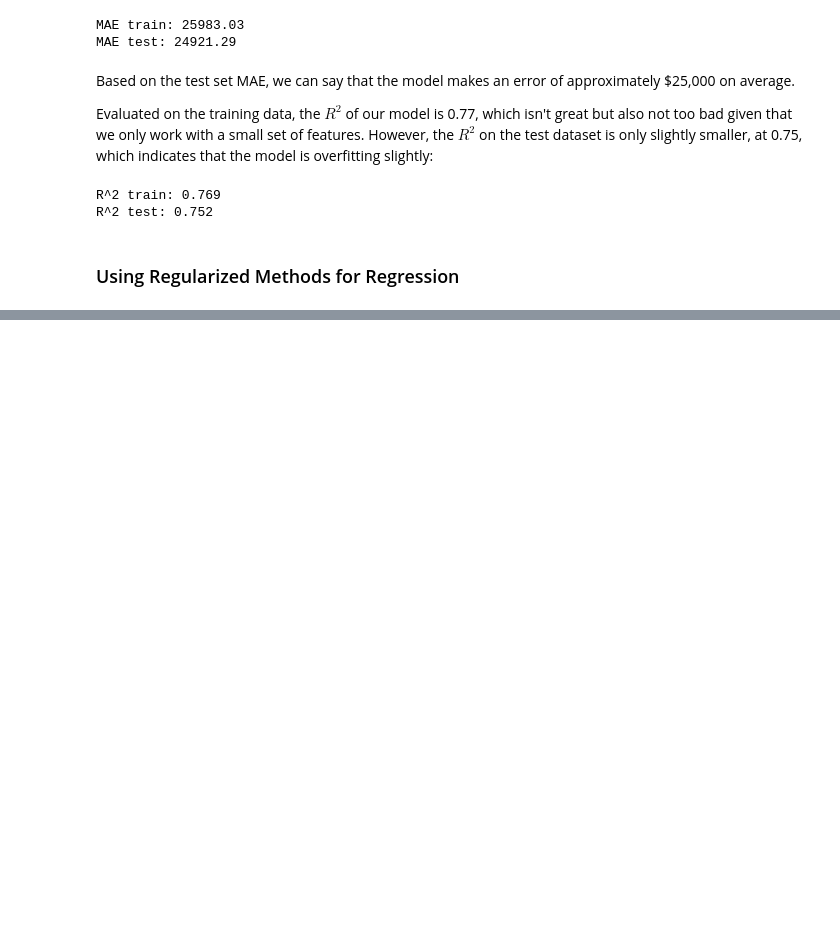
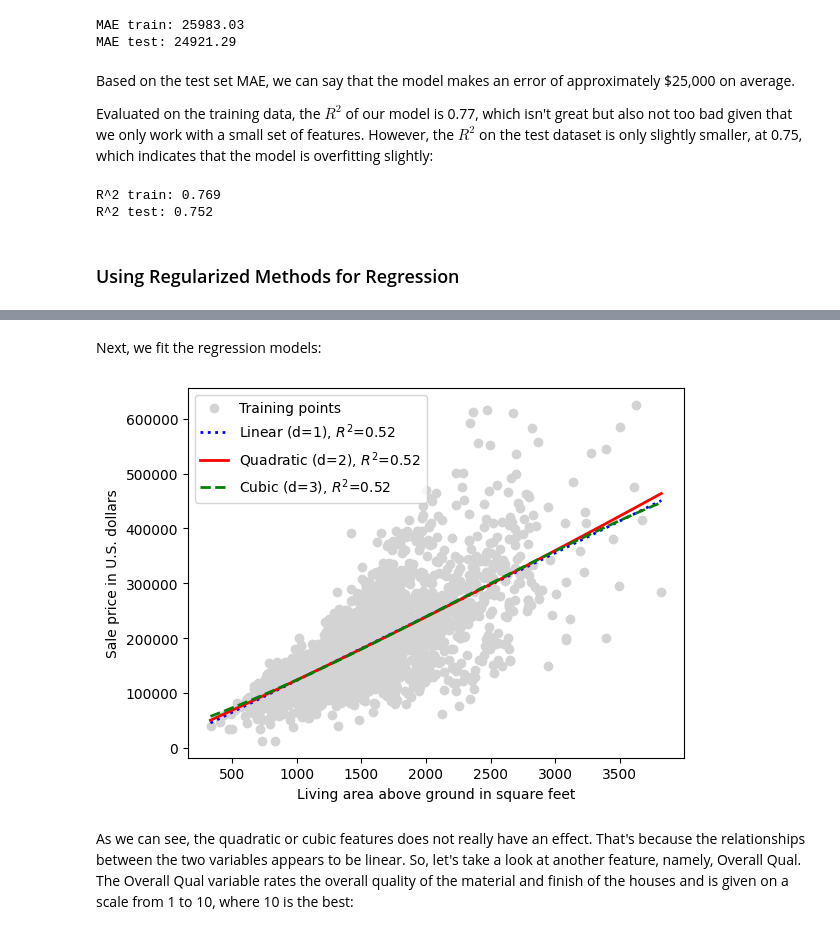
Before and after one commit to kaanoram/ML-Pytorch-SkLearn-Study, a Jupyter notebook: chapters/chapter_09/ch09.ipynb, the cells around one changed output, grey strips where cells are left out. Cells and saved outputs as stored; diff of their text form; code cells hidden in the pictures; blank space fills up the shorter version.

```diff
--- a/chapters/chapter_09/ch09.ipynb
+++ b/chapters/chapter_09/ch09.ipynb
@@ -384,0 +470,50 @@ R^2 test: 0.752
+# %%
+X = df[['Gr Liv Area']].values
+y = df['SalePrice'].values
+X = X[(df['Gr Liv Area'] < 4000)]
+y = y[(df['Gr Liv Area'] < 4000)]
+# %% [markdown]
+Next, we fit the regression models:
+# %%
+regr = LinearRegression()
+
+#create quadratic and cubic features
+quadratic = PolynomialFeatures(degree=2)
+cubic = PolynomialFeatures(degree=3)
+X_quad = quadratic.fit_transform(X)
+X_cubic = cubic.fit_transform(X)
+
+# fit to features
+X_fit = np.arange(X.min() - 1, X.max() + 2, 1).reshape(-1, 1)
+regr = regr.fit(X, y)
+y_lin_fit = regr.predict(X_fit)
+linear_r2 = r2_score(y, regr.predict(X))
+regr = regr.fit(X_quad, y)
+y_quad_fit = regr.predict(quadratic.fit_transform(X_fit))
+quadratic_r2 = r2_score(y, regr.predict(X_quad))
+regr = regr.fit(X_cubic, y)
+y_cubic_fit = regr.predict(cubic.fit_transform(X_fit))
+cubic_r2 = r2_score(y, regr.predict(X_cubic))
+
+# plot results
+plt.scatter(X, y, label='Training points', color='lightgray')
+plt.plot(X_fit, y_lin_fit, label=f'Linear (d=1), $R^2$={linear_r2:.2f}',
+         color='blue',
+         lw=2,
+         linestyle=':')
+plt.plot(X_fit, y_quad_fit, label=f'Quadratic (d=2), $R^2$={quadratic_r2:.2f}',
+         color='red',
+         lw=2,
+         linestyle='-')
+plt.plot(X_fit, y_cubic_fit, label=f'Cubic (d=3), $R^2$={cubic_r2:.2f}',
+         color='green',
+         lw=2,
+         linestyle='--')
+plt.xlabel('Living area above ground in square feet')
+plt.ylabel('Sale price in U.S. dollars')
+plt.legend(loc='upper left')
+plt.show()
+# %% [output]
+[figure, added]
+# %% [markdown]
+As we can see, the quadratic or cubic features does not really have an effect. That's because the relationships between the two variables appears to be linear. So, let's take a look at another feature, namely, Overall Qual. The Overall Qual variable rates the overall quality of the material and finish of the houses and is given on a scale from 1 to 10, where 10 is the best:
```
Also changed, not shown: parts of 35 cells of this notebook.
